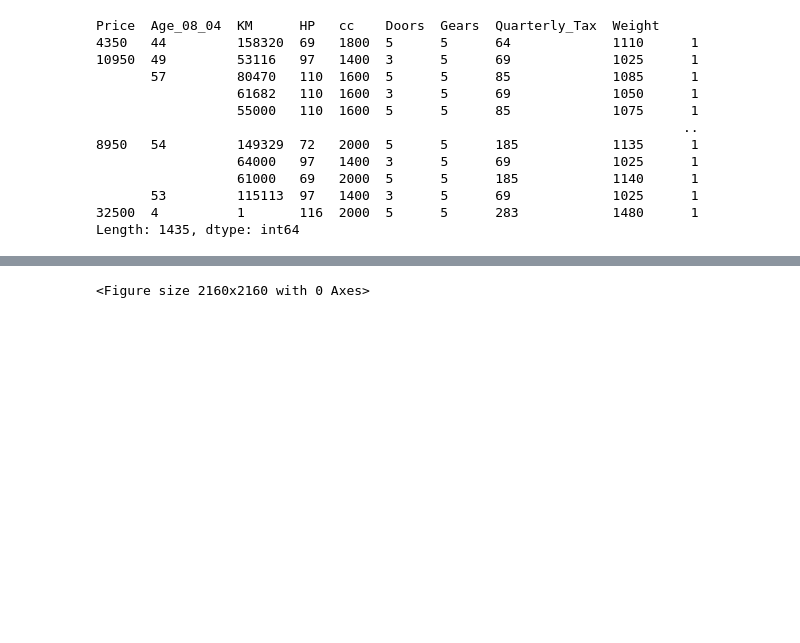
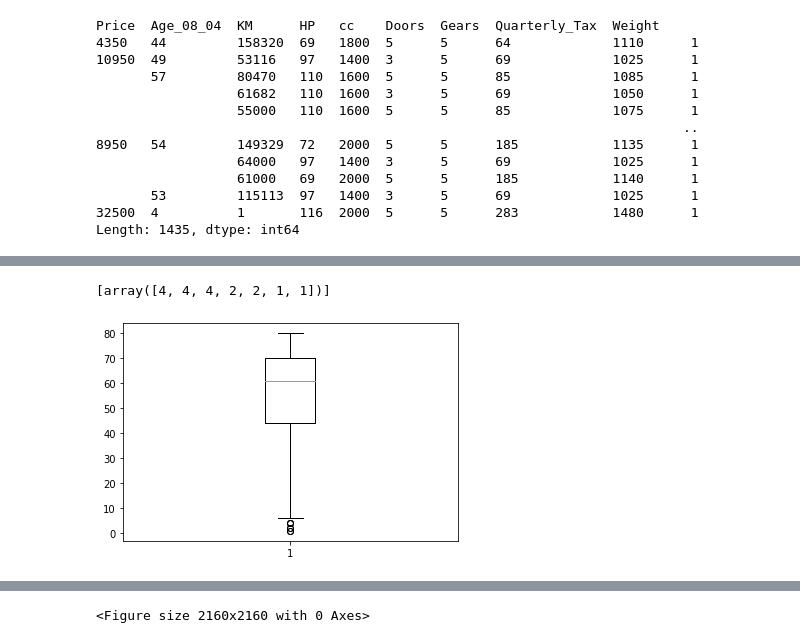
Before and after one commit to manasik29/Multi_Linear_Regression_on_Cars_data_to_predict_MPG, a Jupyter notebook: Toyota_Corrola.ipynb, the cells around one changed output, grey strips where cells are left out. Cells and saved outputs as stored; diff of their text form; code cells hidden in the pictures; blank space fills up the shorter version.

```diff
--- a/Toyota_Corrola.ipynb
+++ b/Toyota_Corrola.ipynb
@@ -129,0 +180,8 @@ Length: 1435, dtype: int64
+# %%
+#Outlier Detection
+import matplotlib.pyplot as plt
+box = plt.boxplot(data2['Age_08_04'])
+[item.get_ydata() for item in box['fliers']]   #fliers for otuliers
+# %% [output]
+[array([4, 4, 4, 2, 2, 1, 1])]
+[figure, added]
```
Also changed, not shown: parts of 22 cells of this notebook.
